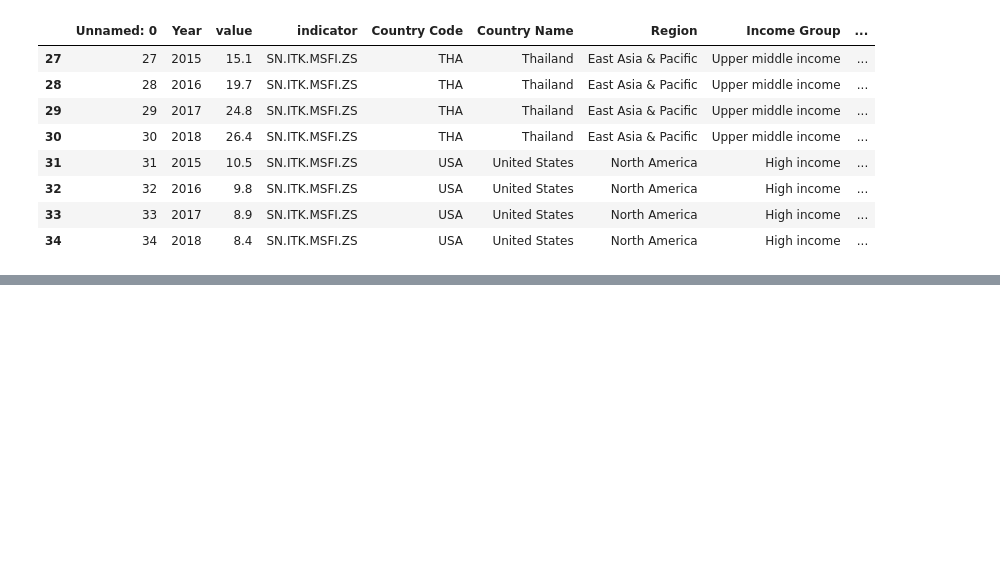
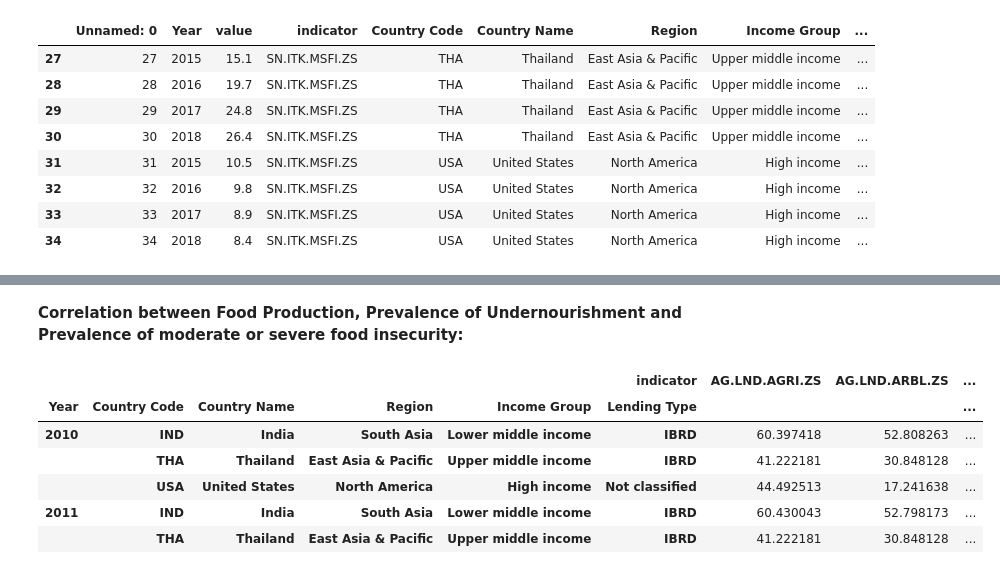
Before and after one commit to DATA-690-SPRING-2022/World_Development_Explorer, a Jupyter notebook: Part_B_Draft.ipynb, the cells around one changed output, grey strips where cells are left out. Saved outputs shown, nothing was run; the diff lists cells and outputs as text; code cells hidden in the pictures; blank space fills up the shorter version.

```diff
--- a/Part_B_Draft.ipynb
+++ b/Part_B_Draft.ipynb
@@ -198,0 +249,14 @@ fig.show()
+# %% [markdown]
+**Correlation between Food Production, Prevalence of Undernourishment and Prevalence of moderate or severe food insecurity:**
+# %%
+df_pivot = df.pivot_table(index = ["Year","Country Code","Country Name","Region","Income Group","Lending Type"],
+                         columns = "indicator", values = "value")
+df_pivot.head()
+# %% [output]
+|  |  |  |  |  | indicator | AG.LND.AGRI.ZS | AG.LND.ARBL.ZS | ... |
+| Year | Country Code | Country Name | Region | Income Group | Lending Type |  |  | ... |
+| 2010 | IND | India | South Asia | Lower middle income | IBRD | 60.397418 | 52.808263 | ... |
+|  | THA | Thailand | East Asia & Pacific | Upper middle income | IBRD | 41.222181 | 30.848128 | ... |
+|  | USA | United States | North America | High income | Not classified | 44.492513 | 17.241638 | ... |
+| 2011 | IND | India | South Asia | Lower middle income | IBRD | 60.430043 | 52.798173 | ... |
+|  | THA | Thailand | East Asia & Pacific | Upper middle income | IBRD | 41.222181 | 30.848128 | ... |
```
Also changed, not shown: parts of 24 cells of this notebook.
